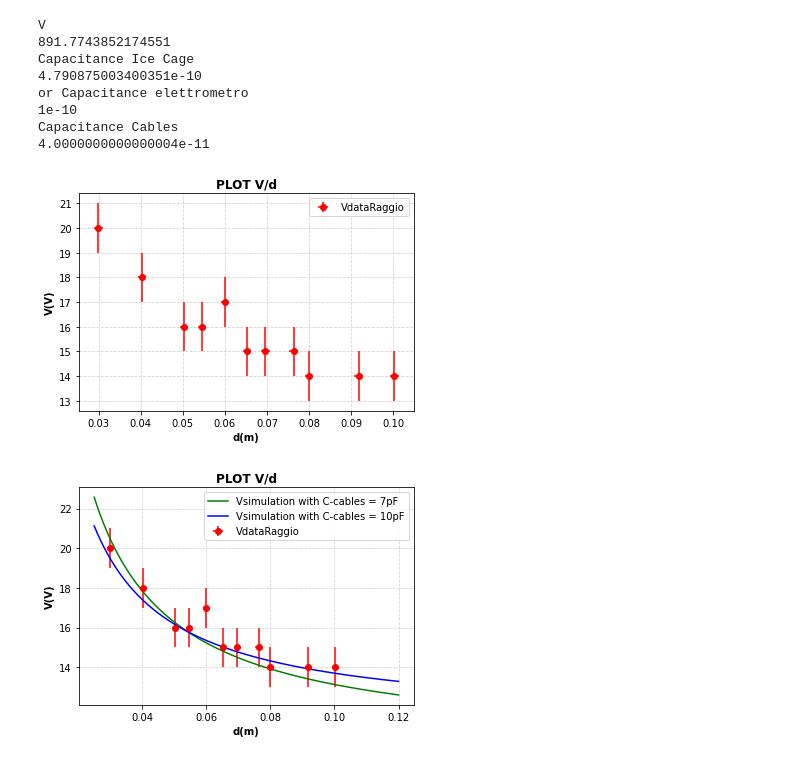
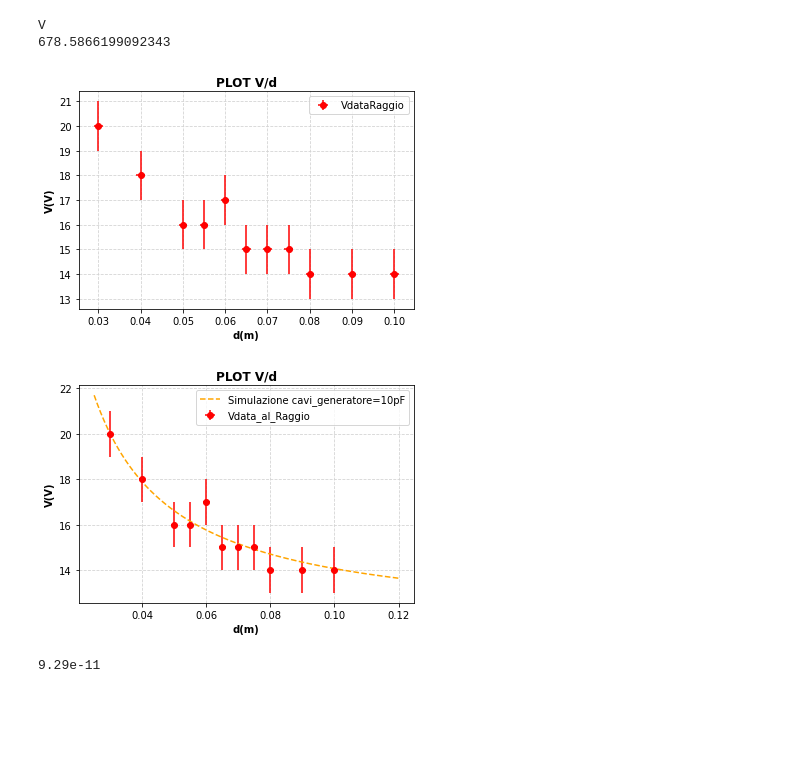
Before and after one commit to Vayxen/Lab2-Elettrostatica, a Jupyter notebook: code/Analisi_Q_su_d.ipynb, the cells around one changed output. Drawn from its saved outputs; the diff is of its cells as text; code cells hidden in the pictures; blank space fills up the shorter version.

```diff
--- a/code/Analisi_Q_su_d.ipynb
+++ b/code/Analisi_Q_su_d.ipynb
@@ -34,7 +34,7 @@ for i in range(len(Vdata)):
 d = np.array([0.06,0.07,0.08,0.09,0.1,0.05,0.04,0.03,0.055,0.065,0.075])
 derr = 0.001
 #commentare
-d = d-np.random.normal(0, derr, len(d))
+#d = d-np.random.normal(0, derr, len(d))
 
 eps0 = 8.859E-12
 DBacchetta = 0.0320
@@ -87,88 +87,83 @@ Cgerr = Cg*(epsL+epslnD1+epslnD2)
 Sicepail = np.pi*D1*L/10
 Sicepailerr = Sicepail*(Lerr/L+D1err/D1)
 
-Ce = 2.7e-11
+Ce = 2.70000e-11
 Ce_err = 0
 
-Ce = 1e-10
+Ce = 0.929e-10
+C_cavigen = 5e-12
 
 V = 1000
-Q = (Cc)*V
+Q = (Cc+C_cavigen)*V
 Qerr = Q*((Ccerr/Cc)**2+(0.1)**2)**(1/2)
 Qb = Q*SBacchetta/A
 Qgabbia = Qb*Sicepail/SBacchetta
 
-Vsimulated = Qgabbia/(Cg+Ce)
+Vsimulated0 = Qgabbia/(Cg+Ce)
 
 
-Qgabbia = (Cg+Ce)*(Vdata[0][7]+Vdataerr[0][7]/2)
-Qgabbia2 = (Cg+Ce)*(Vdata[0][7]-Vdataerr[0][7]/2)
+Qgabbia = (Cg+Ce)*(Vdata[0][7])
 Qb = Qgabbia*SBacchetta/Sicepail
-Qb2 = Qgabbia2*SBacchetta/Sicepail
 Q = Qb*A/SBacchetta
-Q2 = Qb2*A/SBacchetta
-V = Q/(Cc[7]+7e-12)
+V = Q/(Cc[7]+10e-12)
+
 print("V")
 print(V)
-V2 = Q2/(Cc[7]+10e-12)
-print("Capacitance Ice Cage")
-print(Cg+Ce*32/7)
-print("or Capacitance elettrometro")
-print(Ce)
-print("Capacitance Cables")
-print(Ce/2.5)
+
 
 d2 = np.linspace(0.025,0.12,1000)
 Cc = b/d2
-Q = (Cc+7e-12)*V
-Q2 = (Cc+10e-12)*V2
+Q = (Cc+10e-12)*V
+
 Qb = Q*SBacchetta/A
-Qb2 = Q2*SBacchetta/A
+
 Qgabbia = Qb*Sicepail/SBacchetta
-Qgabbia2 = Qb2*Sicepail/SBacchetta
+
 
 Vsimulated = Qgabbia/(Cg+Ce)
-Vsimulated2 = Qgabbia2/(Cg+Ce)
+
 
 #PLOT V/d
 
 fig = plt.figure()
 ax = fig.gca()
 plt.title("PLOT V/d",fontweight="bold")
 plt.xlabel("d(m)",fontweight="bold")
 plt.ylabel("V(V)",fontweight="bold")
 
 plt.grid(color='lightgray',linestyle="--",zorder=0)
 
 plt.errorbar(d, Vdata[0], yerr=Vdataerr[0] , xerr=derr, fmt='o',label="VdataRaggio",color="red")
 
 plt.legend(loc="best")
 plt.show()
 
 #PLOT V/d
 
 fig = plt.figure()
 ax = fig.gca()
+#ax.set_xscale("log")
+#ax.set_yscale("log")
 plt.title("PLOT V/d",fontweight="bold")
 plt.xlabel("d(m)",fontweight="bold")
 plt.ylabel("V(V)",fontweight="bold")
 
 plt.grid(color='lightgray',linestyle="--",zorder=0)
 
-plt.errorbar(d, Vdata[0], yerr=Vdataerr[0] , xerr=derr, fmt='o',label="VdataRaggio",color="red")
-plt.plot(d2, Vsimulated ,label="Vsimulation with C-cables = 7pF",color="green")
-plt.plot(d2, Vsimulated2 ,label="Vsimulation with C-cables = 10pF",color="blue")
-
+plt.errorbar(d, Vdata[0], yerr=Vdataerr[0] , xerr=derr, fmt='o',label="Vdata_al_Raggio",color="red")
+#plt.errorbar(d, Vsimulated0 ,label="Simulation with C-gencables = 7pF",color="orange", fmt='o')
+#plt.plot(d2, Vsimulated ,label="Fit with C-gencables = 7pF",color="green")
+#plt.plot(d2, Vsimulated2 ,label="Fit with C-gencables = 10pF",color="blue")
+plt.plot(d2,Vsimulated, color="orange", linestyle='--', label="Simulazione cavi_generatore=10pF")
 plt.legend(loc="best")
 plt.show()
+
+
+
+print(Ce)
 # %% [output]
 V
-891.7743852174551
-Capacitance Ice Cage
-4.790875003400351e-10
-or Capacitance elettrometro
-1e-10
-Capacitance Cables
-4.0000000000000004e-11
+678.5866199092343
-[figure, old version]
+[figure, new version]
-[figure, old version]
+[figure, new version]
+9.29e-11
```
Also changed, not shown: 6 other files.
